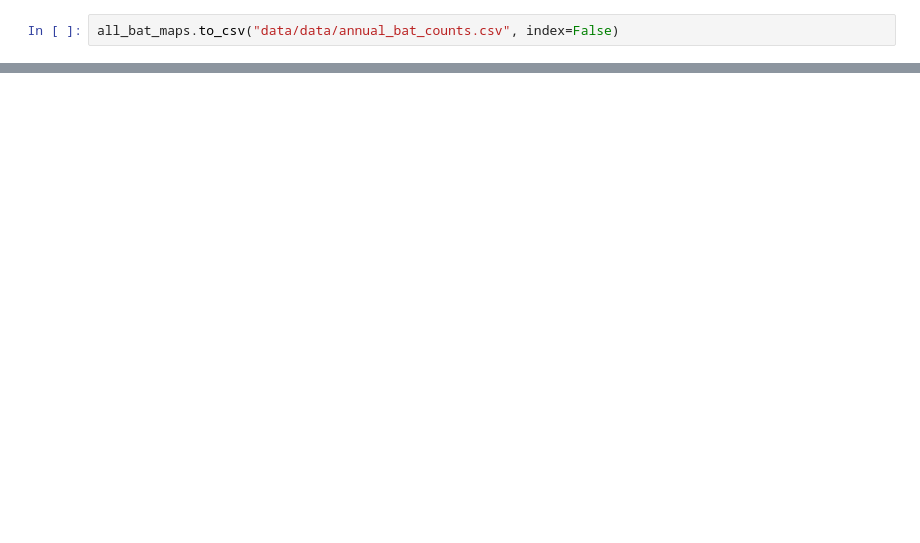
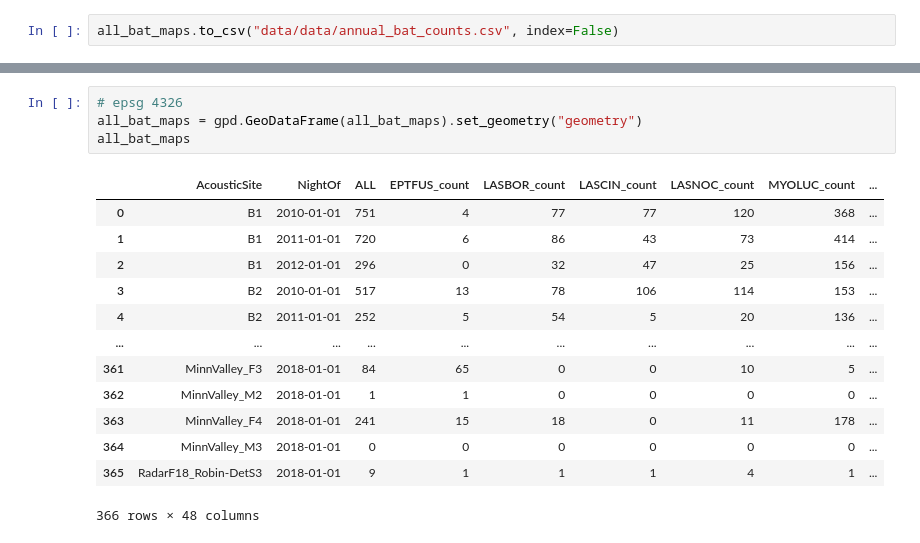
Before and after one commit to mcanearm/biostat696-group-1, a Jupyter notebook: data/process_geodata.ipynb, the cells around one changed output, grey strips where cells are left out. Saved outputs shown, nothing was run; the diff lists cells and outputs as text; blank space fills up the shorter version.

```diff
--- a/data/process_geodata.ipynb
+++ b/data/process_geodata.ipynb
@@ -291,0 +344,18 @@ all_bat_maps.head()
+# %%
+# epsg 4326
+all_bat_maps = gpd.GeoDataFrame(all_bat_maps).set_geometry("geometry")
+all_bat_maps
+# %% [output]
+|  | AcousticSite | NightOf | ALL | EPTFUS_count | LASBOR_count | LASCIN_count | LASNOC_count | MYOLUC_count | ... |
+| 0 | B1 | 2010-01-01 | 751 | 4 | 77 | 77 | 120 | 368 | ... |
+| 1 | B1 | 2011-01-01 | 720 | 6 | 86 | 43 | 73 | 414 | ... |
+| 2 | B1 | 2012-01-01 | 296 | 0 | 32 | 47 | 25 | 156 | ... |
+| 3 | B2 | 2010-01-01 | 517 | 13 | 78 | 106 | 114 | 153 | ... |
+| 4 | B2 | 2011-01-01 | 252 | 5 | 54 | 5 | 20 | 136 | ... |
+| ... | ... | ... | ... | ... | ... | ... | ... | ... | ... |
+| 361 | MinnValley_F3 | 2018-01-01 | 84 | 65 | 0 | 0 | 10 | 5 | ... |
+| 362 | MinnValley_M2 | 2018-01-01 | 1 | 1 | 0 | 0 | 0 | 0 | ... |
+| 363 | MinnValley_F4 | 2018-01-01 | 241 | 15 | 18 | 0 | 11 | 178 | ... |
+| 364 | MinnValley_M3 | 2018-01-01 | 0 | 0 | 0 | 0 | 0 | 0 | ... |
+| 365 | RadarF18_Robin-DetS3 | 2018-01-01 | 9 | 1 | 1 | 1 | 4 | 1 | ... |
+366 rows × 48 columns
```
Also changed, not shown: parts of 27 cells of this notebook, 1 other file.
